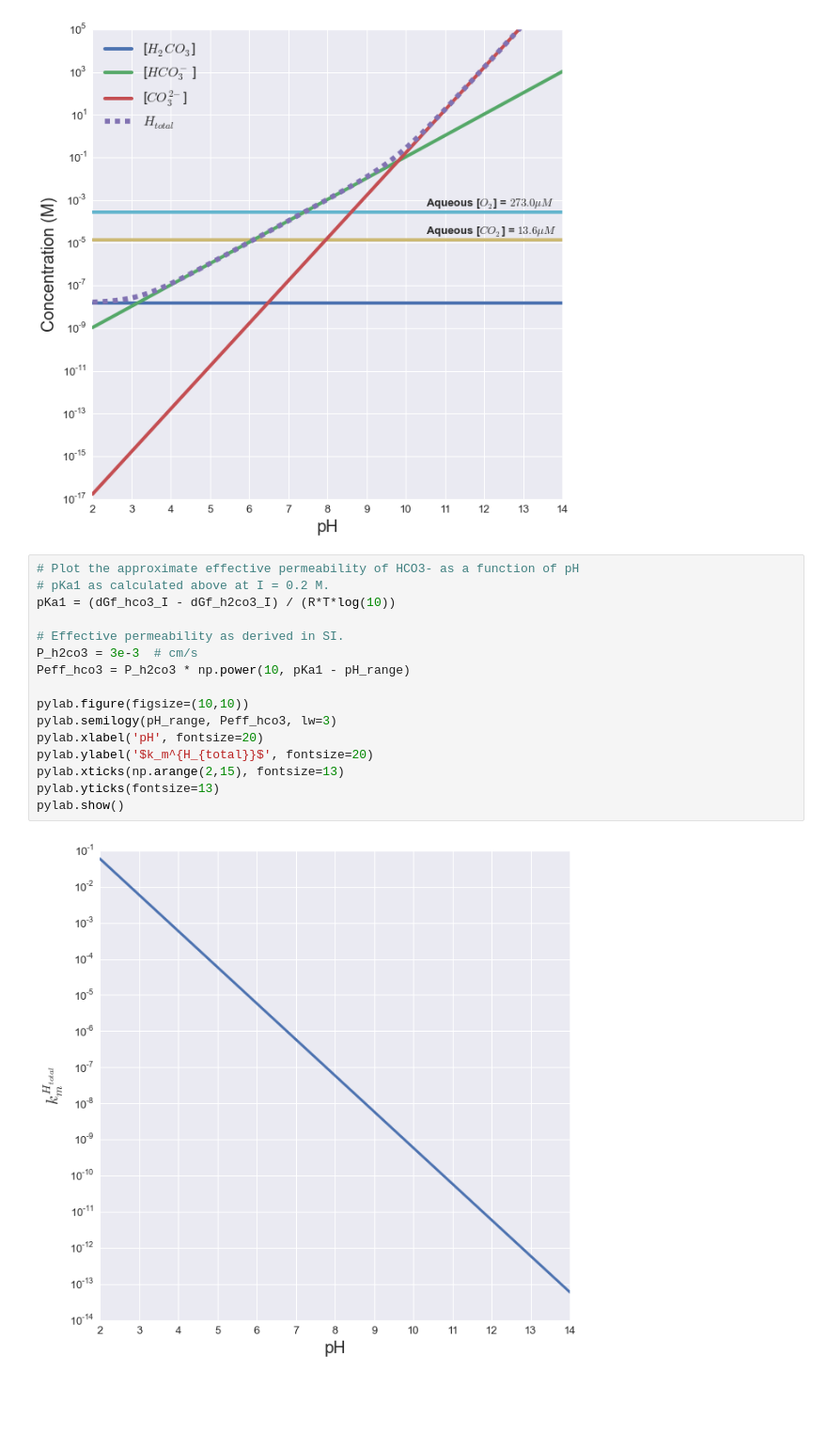
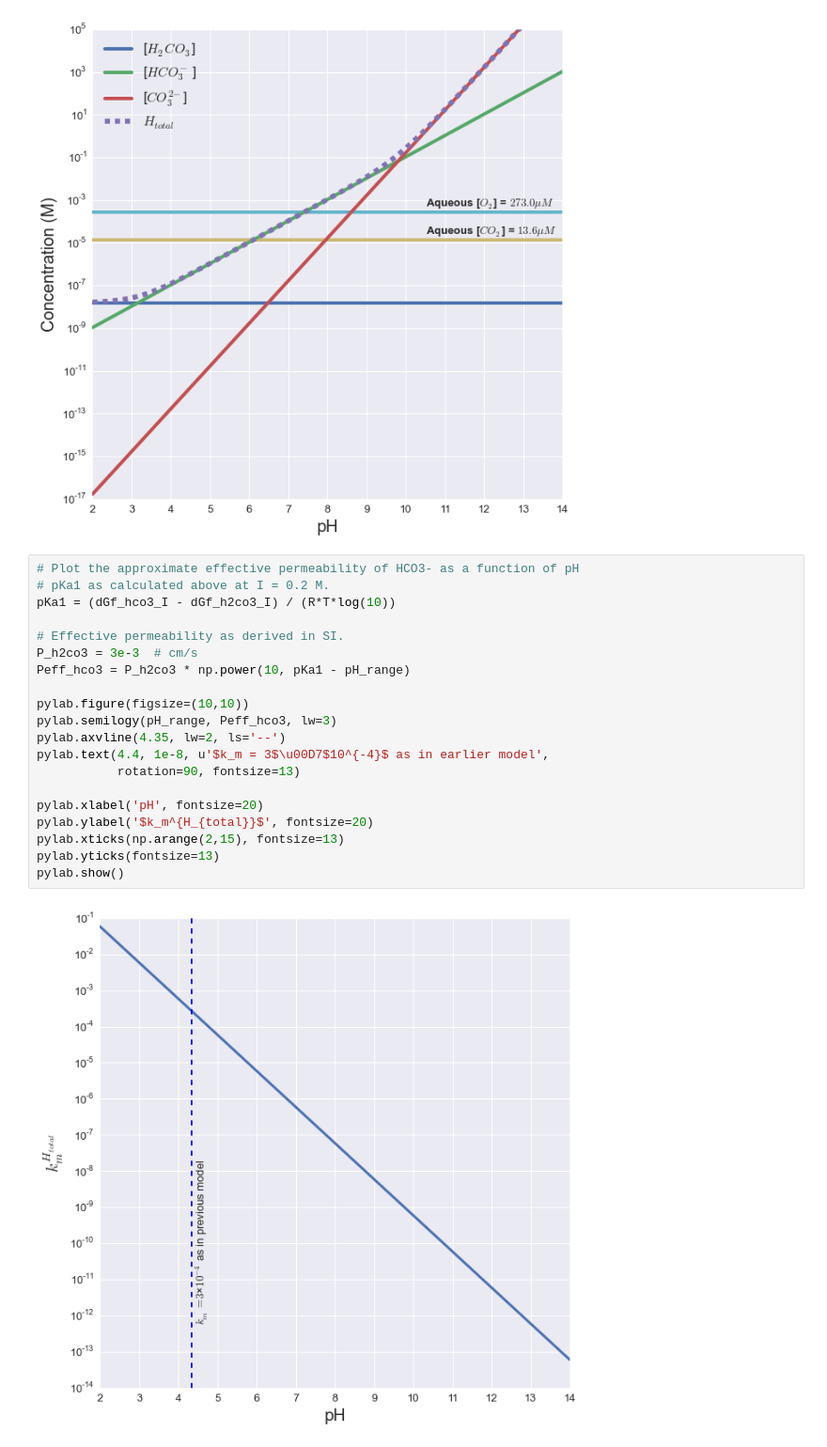
Before and after one commit to niallmm/ccm_Trichodesmium, a Jupyter notebook: python/ipython_notebooks/CO2_Htotal_Equilibria.ipynb, the cells around one changed output. Shown at 94% size. Saved outputs shown, nothing was run; the diff lists cells and outputs as text; blank space fills up the shorter version.

Commit message:
Plot the pH implied by the previous permeability coefficient.

```diff
--- a/python/ipython_notebooks/CO2_Htotal_Equilibria.ipynb
+++ b/python/ipython_notebooks/CO2_Htotal_Equilibria.ipynb
@@ -232,18 +232,22 @@ pylab.show()
 # %%
 # Plot the approximate effective permeability of HCO3- as a function of pH
 # pKa1 as calculated above at I = 0.2 M.
 pKa1 = (dGf_hco3_I - dGf_h2co3_I) / (R*T*log(10))
 
 # Effective permeability as derived in SI.
 P_h2co3 = 3e-3  # cm/s
 Peff_hco3 = P_h2co3 * np.power(10, pKa1 - pH_range)
 
 pylab.figure(figsize=(10,10))
 pylab.semilogy(pH_range, Peff_hco3, lw=3)
+pylab.axvline(4.35, lw=2, ls='--')
+pylab.text(4.4, 1e-8, u'$k_m = 3$\u00D7$10^{-4}$ as in earlier model',
+           rotation=90, fontsize=13)
+
 pylab.xlabel('pH', fontsize=20)
 pylab.ylabel('$k_m^{H_{total}}$', fontsize=20)
 pylab.xticks(np.arange(2,15), fontsize=13)
 pylab.yticks(fontsize=13)
 pylab.show()
 # %% [output]
-[figure, old version]
+[figure, new version]
```
